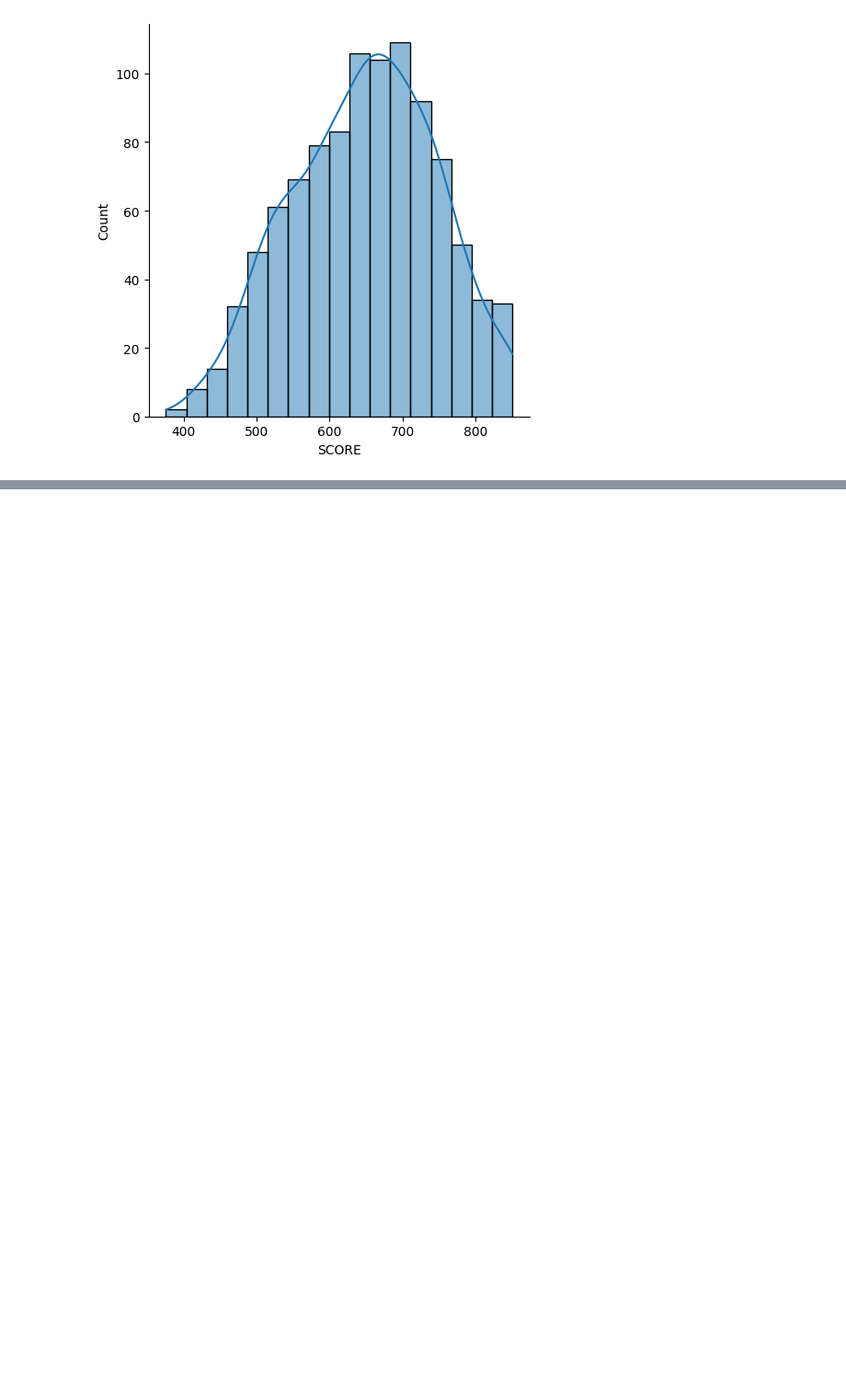
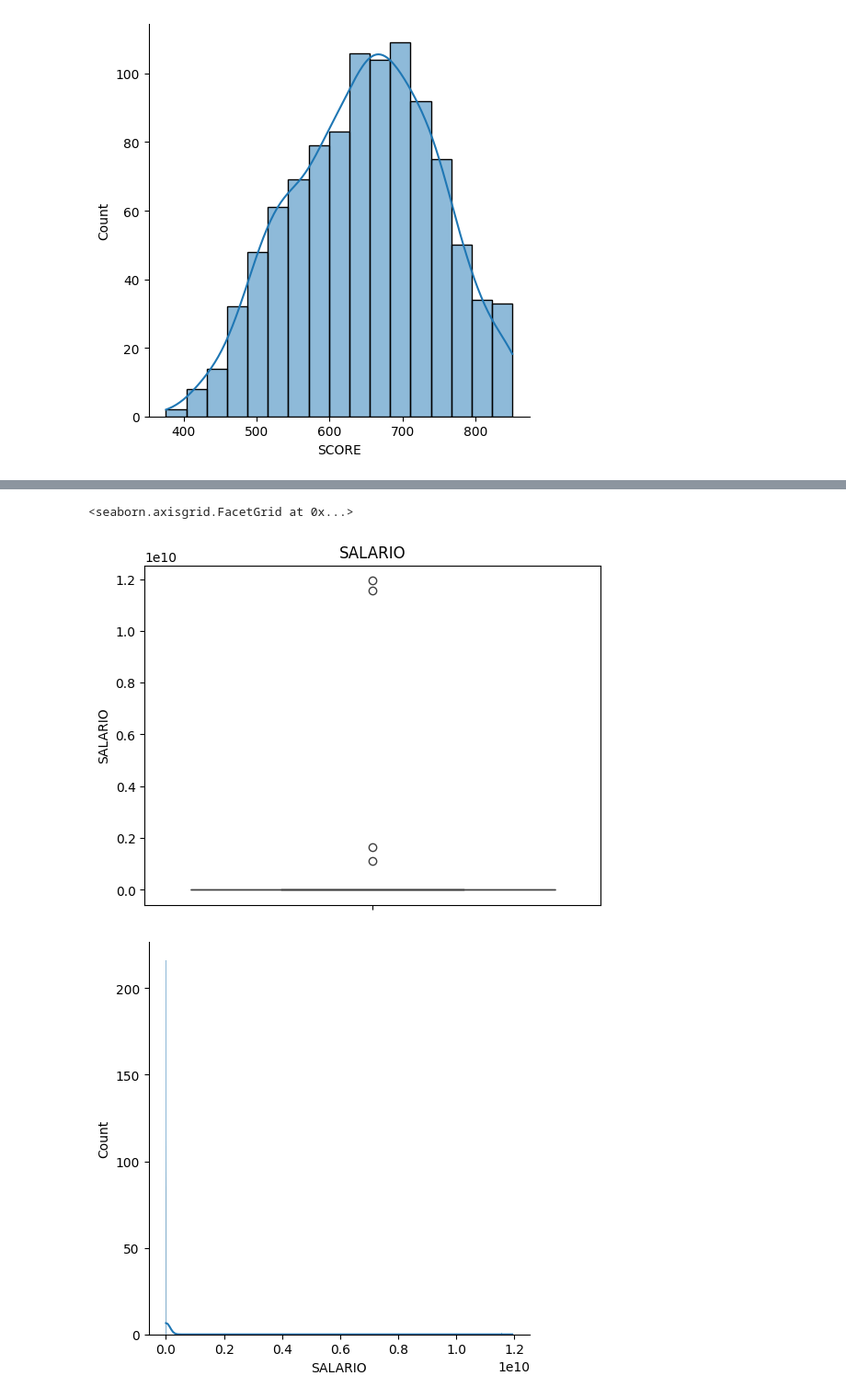
Before and after one commit to rodirodrigorodrigues/Data-Scientist-Training-The-Complete-Course, a Jupyter notebook: section_10.ipynb, the cells around one changed output, grey strips where cells are left out. Shown at 92% size. Cells and saved outputs as stored; diff of their text form; code cells hidden in the pictures; blank space fills up the shorter version.

```diff
--- a/section_10.ipynb
+++ b/section_10.ipynb
@@ -52,0 +105,10 @@ srn.displot(dataset["SCORE"], kde=True)
+# %%
+dataset["SALARIO"].describe()
+
+srn.boxplot(dataset["SALARIO"]).set_title("SALARIO")
+
+srn.displot(dataset["SALARIO"], kde=True)
+# %% [output]
+<seaborn.axisgrid.FacetGrid at 0x...>
+[figure, added]
+[figure, added]
```
Also changed, not shown: parts of 22 cells of this notebook.
